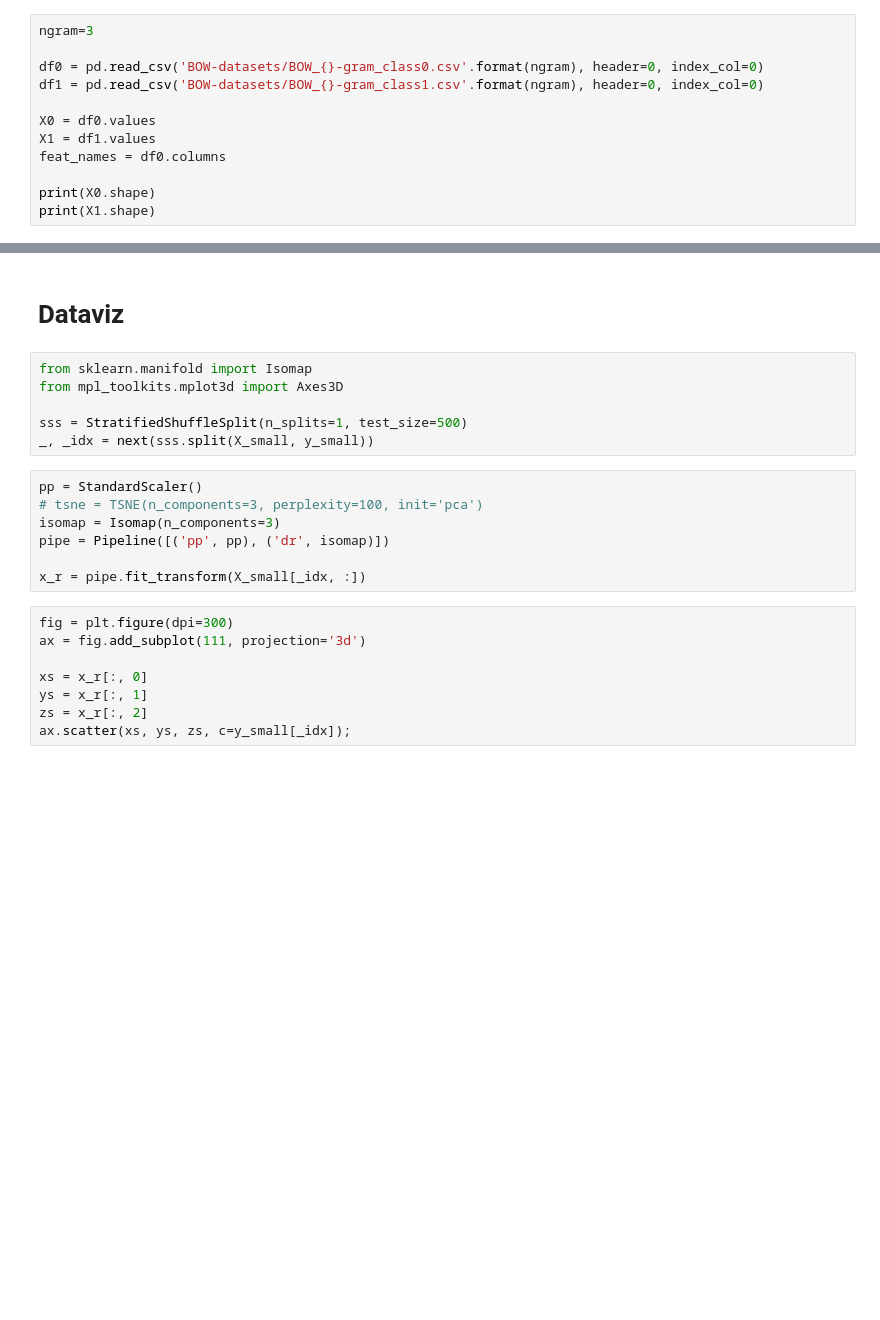
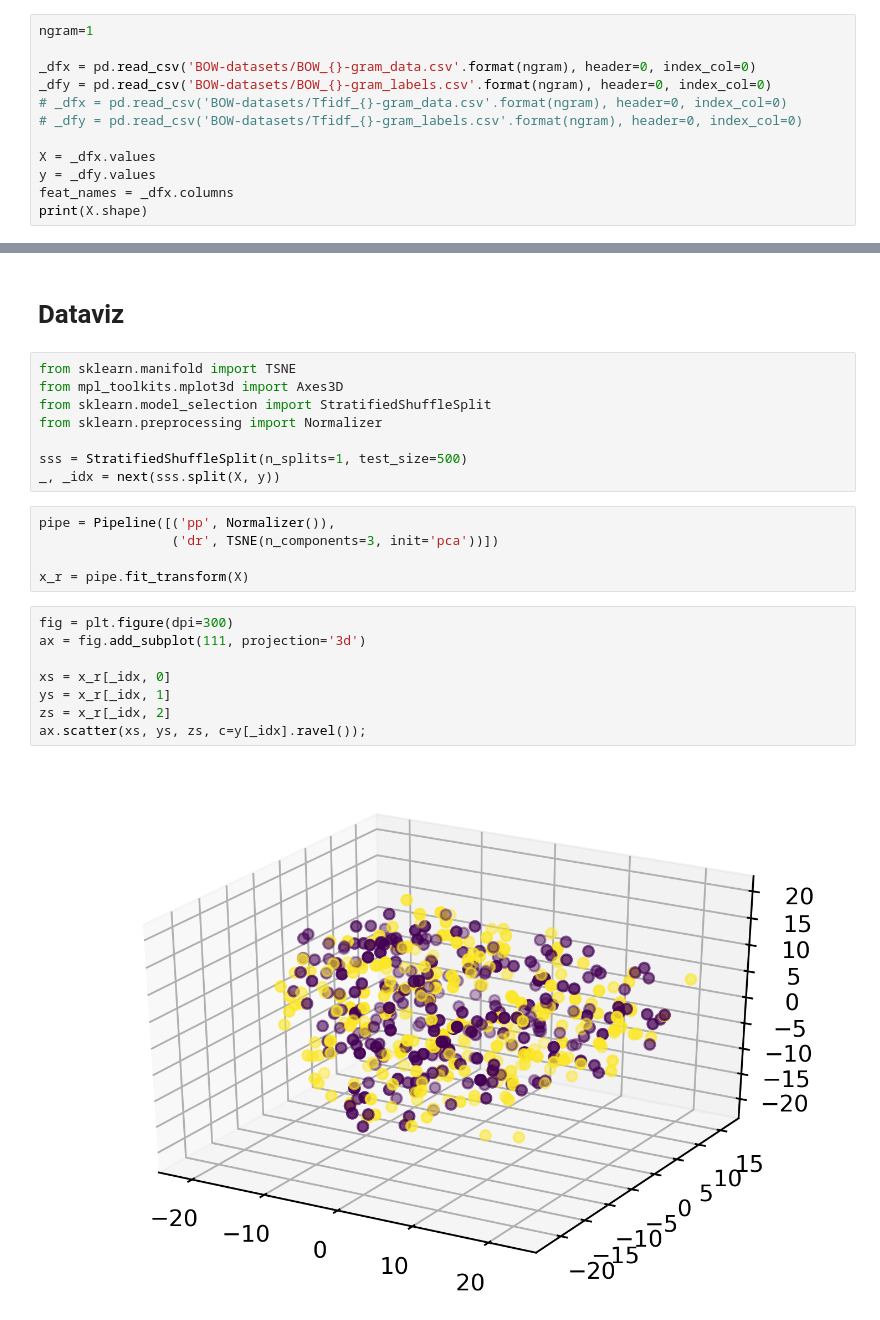
Before and after one commit to samuelefiorini/tangle, a Jupyter notebook: notebooks/make_xy.ipynb, the cells around one changed output, grey strips where cells are left out. Drawn from its saved outputs; the diff is of its cells as text; blank space fills up the shorter version.

```diff
--- a/notebooks/make_xy.ipynb
+++ b/notebooks/make_xy.ipynb
@@ -170,14 +118,14 @@ for max_ngram in [1, 2, 3]:
 # %% [markdown]
 # Load the desired BOW dataset
 # %%
-ngram=3
+ngram=1
 
-df0 = pd.read_csv('BOW-datasets/BOW_{}-gram_class0.csv'.format(ngram), header=0, index_col=0)
-df1 = pd.read_csv('BOW-datasets/BOW_{}-gram_class1.csv'.format(ngram), header=0, index_col=0)
+_dfx = pd.read_csv('BOW-datasets/BOW_{}-gram_data.csv'.format(ngram), header=0, index_col=0)
+_dfy = pd.read_csv('BOW-datasets/BOW_{}-gram_labels.csv'.format(ngram), header=0, index_col=0)
+# _dfx = pd.read_csv('BOW-datasets/Tfidf_{}-gram_data.csv'.format(ngram), header=0, index_col=0)
+# _dfy = pd.read_csv('BOW-datasets/Tfidf_{}-gram_labels.csv'.format(ngram), header=0, index_col=0)
 
-X0 = df0.values
-X1 = df1.values
-feat_names = df0.columns
-
-print(X0.shape)
-print(X1.shape)
+X = _dfx.values
+y = _dfy.values
+feat_names = _dfx.columns
+print(X.shape)
@@ -284,23 +180,25 @@ plt.xlim([-1, top_k]);
 # %% [markdown]
 # Dataviz
 # %%
-from sklearn.manifold import Isomap
+from sklearn.manifold import TSNE
 from mpl_toolkits.mplot3d import Axes3D
+from sklearn.model_selection import StratifiedShuffleSplit
+from sklearn.preprocessing import Normalizer
 
 sss = StratifiedShuffleSplit(n_splits=1, test_size=500)
-_, _idx = next(sss.split(X_small, y_small))
+_, _idx = next(sss.split(X, y))
-# %%
-pp = StandardScaler()
-# tsne = TSNE(n_components=3, perplexity=100, init='pca')
-isomap = Isomap(n_components=3)
-pipe = Pipeline([('pp', pp), ('dr', isomap)])
-
-x_r = pipe.fit_transform(X_small[_idx, :])
+# %%
+pipe = Pipeline([('pp', Normalizer()),
+                 ('dr', TSNE(n_components=3, init='pca'))])
+
+x_r = pipe.fit_transform(X)
 # %%
 fig = plt.figure(dpi=300)
 ax = fig.add_subplot(111, projection='3d')
 
-xs = x_r[:, 0]
-ys = x_r[:, 1]
-zs = x_r[:, 2]
-ax.scatter(xs, ys, zs, c=y_small[_idx]);
+xs = x_r[_idx, 0]
+ys = x_r[_idx, 1]
+zs = x_r[_idx, 2]
+ax.scatter(xs, ys, zs, c=y[_idx].ravel());
+# %% [output]
+[figure, added]
```
Also changed, not shown: parts of 29 cells of this notebook, 2 other files.
